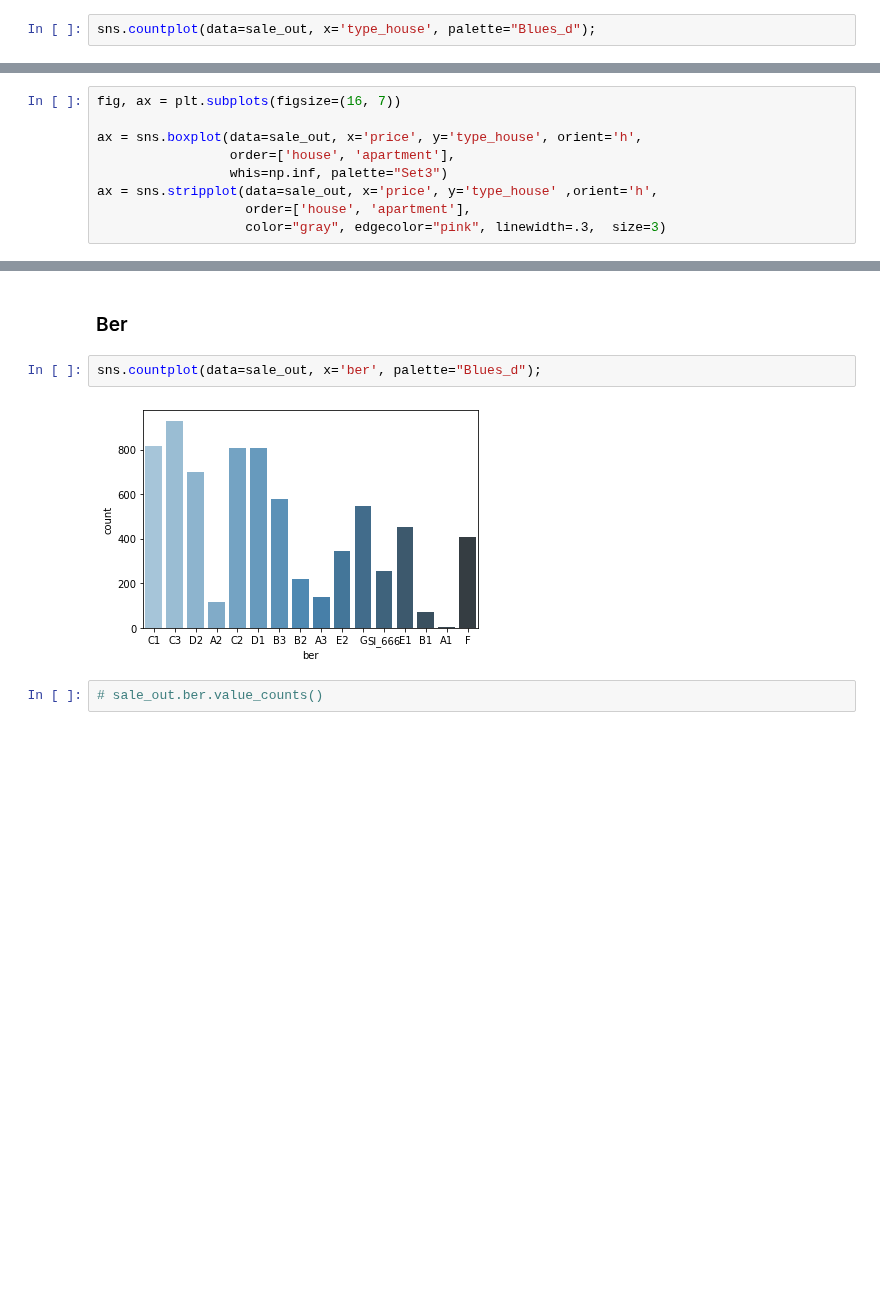
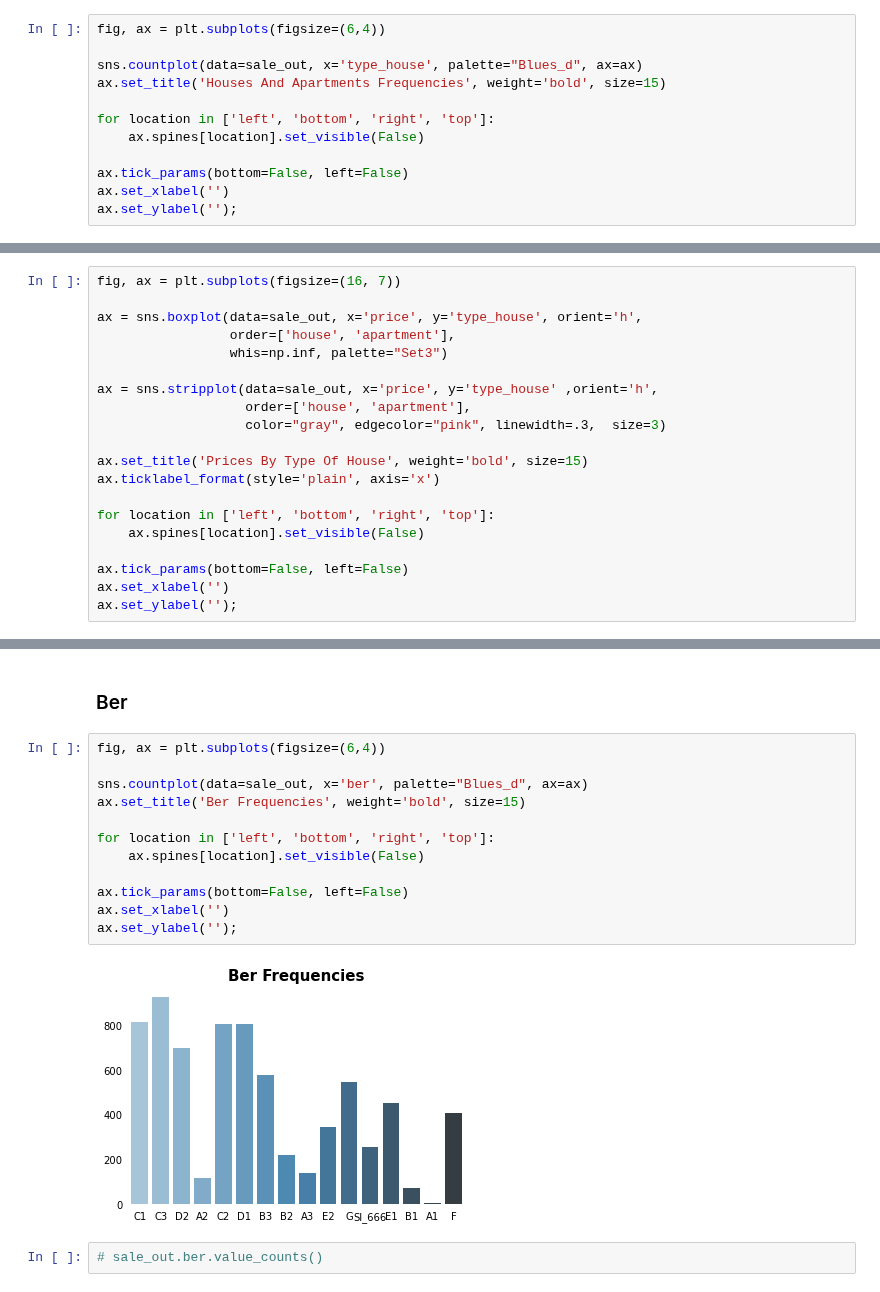
Before and after one commit to javiicc/Identifying_Potential_Investment_Opportunities_In_The_Irish_Real_Estate_Market_Using_MachineLearning, a Jupyter notebook: investment-opportunities/notebooks/Data_Analysis.ipynb, the cells around one changed output, grey strips where cells are left out. Saved outputs shown, nothing was run; the diff lists cells and outputs as text; blank space fills up the shorter version.

```diff
--- a/investment-opportunities/notebooks/Data_Analysis.ipynb
+++ b/investment-opportunities/notebooks/Data_Analysis.ipynb
@@ -892,3 +881,13 @@ Name: type_house, dtype: int64
 # %%
-sns.countplot(data=sale_out, x='type_house', palette="Blues_d");
+fig, ax = plt.subplots(figsize=(6,4))
+
+sns.countplot(data=sale_out, x='type_house', palette="Blues_d", ax=ax)
+ax.set_title('Houses And Apartments Frequencies', weight='bold', size=15)
+
+for location in ['left', 'bottom', 'right', 'top']:
+    ax.spines[location].set_visible(False)
+
+ax.tick_params(bottom=False, left=False)
+ax.set_xlabel('')
+ax.set_ylabel('');
 # %% [output]
@@ -899,7 +898,18 @@ fig, ax = plt.subplots(figsize=(16, 7))
 ax = sns.boxplot(data=sale_out, x='price', y='type_house', orient='h',
                  order=['house', 'apartment'],
                  whis=np.inf, palette="Set3")
+
 ax = sns.stripplot(data=sale_out, x='price', y='type_house' ,orient='h',
                    order=['house', 'apartment'],
                    color="gray", edgecolor="pink", linewidth=.3,  size=3)
+
+ax.set_title('Prices By Type Of House', weight='bold', size=15)
+ax.ticklabel_format(style='plain', axis='x')
+
+for location in ['left', 'bottom', 'right', 'top']:
+    ax.spines[location].set_visible(False)
+
+ax.tick_params(bottom=False, left=False)
+ax.set_xlabel('')
+ax.set_ylabel('');
 # %% [output]
@@ -907,9 +917,19 @@ ax = sns.stripplot(data=sale_out, x='price', y='type_house' ,orient='h',
 # %% [markdown]
 ### Ber
 # %%
-sns.countplot(data=sale_out, x='ber', palette="Blues_d");
+fig, ax = plt.subplots(figsize=(6,4))
+
+sns.countplot(data=sale_out, x='ber', palette="Blues_d", ax=ax)
+ax.set_title('Ber Frequencies', weight='bold', size=15)
+
+for location in ['left', 'bottom', 'right', 'top']:
+    ax.spines[location].set_visible(False)
+
+ax.tick_params(bottom=False, left=False)
+ax.set_xlabel('')
+ax.set_ylabel('');
 # %% [output]
-[figure, old version]
+[figure, new version]
 # %%
 # sale_out.ber.value_counts()
 # %% [markdown]
```
Also changed, not shown: parts of 13 cells of this notebook, 5 other files.
